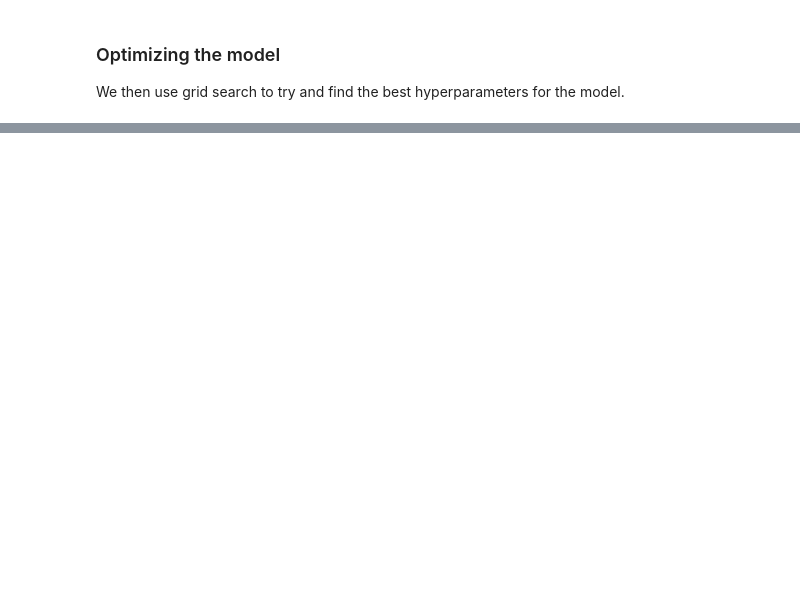
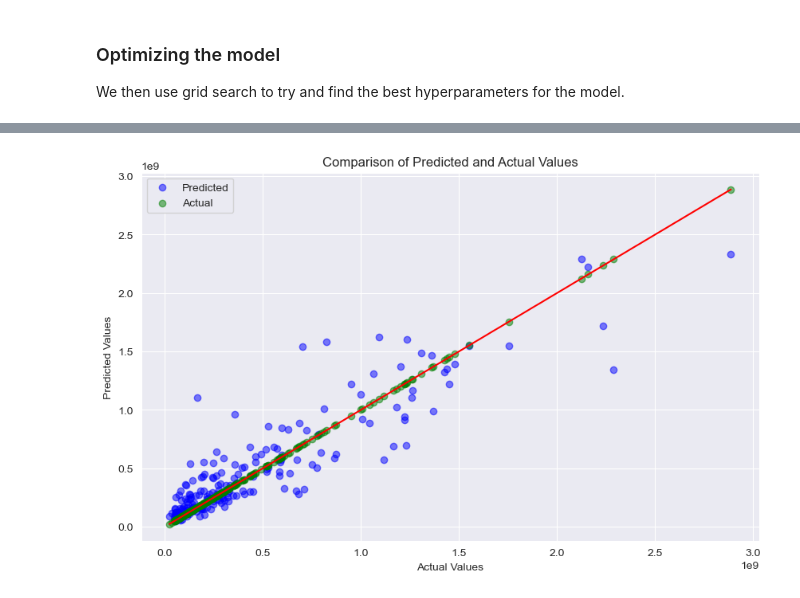
Before and after one commit to MartinStokholm/SWMAL, a Jupyter notebook: Handins/O4/spotify.ipynb, the cells around one changed output, grey strips where cells are left out. Drawn from its saved outputs; the diff is of its cells as text; code cells hidden in the pictures; blank space fills up the shorter version.

```diff
--- a/Handins/O4/spotify.ipynb
+++ b/Handins/O4/spotify.ipynb
@@ -480,8 +499,17 @@ print(feature_importance.sort_values(ascending=False))
 # %%
 plt.figure(figsize=(10, 6))
-plt.scatter(y_test, y_pred, alpha=0.5)
+
+# Scatter plot for predicted values (default color)
+plt.scatter(y_test, y_pred, alpha=0.5, label='Predicted', color='blue')
+
+# Scatter plot for actual values (different color)
+plt.scatter(y_test, y_test, alpha=0.5, label='Actual', color='green')
+
 plt.title('Comparison of Predicted and Actual Values')
 plt.xlabel('Actual Values')
 plt.ylabel('Predicted Values')
 plt.plot([np.min(y_test), np.max(y_test)], [np.min(y_test), np.max(y_test)], color='red') # Diagonal line
+plt.legend()
 plt.show()
+# %% [output]
+[figure, added]
```
Also changed, not shown: parts of 9 cells of this notebook.
